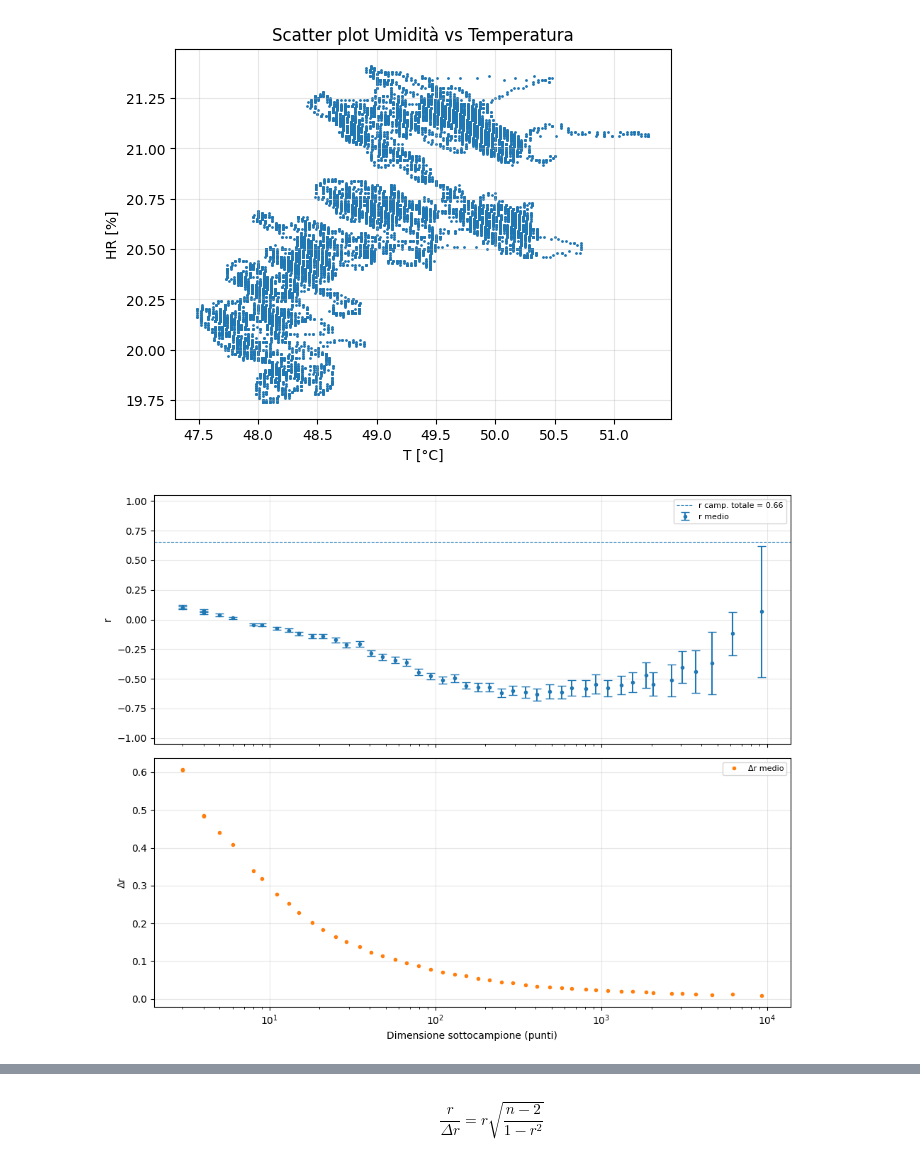
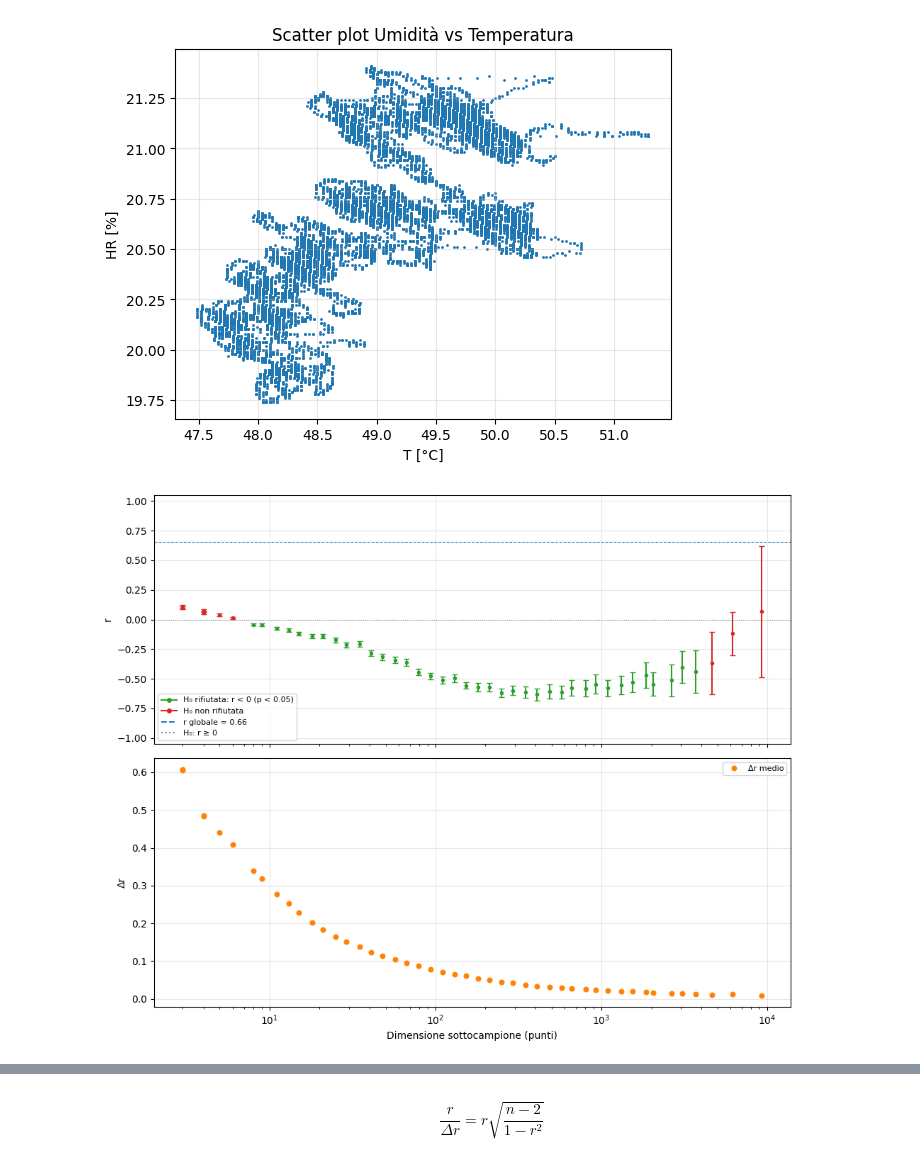
Before and after one commit to Dariomin/Lab4, a Jupyter notebook: plot_HRT.ipynb, the cells around one changed output, grey strips where cells are left out. Drawn from its saved outputs; the diff is of its cells as text; code cells hidden in the pictures.

```diff
--- a/plot_HRT.ipynb
+++ b/plot_HRT.ipynb
@@ -71,90 +73,132 @@ plt.show()
 # %% [output]
 [figure]
 # %%
+from scipy import stats
+
 # ── Sequenza equi-spaziata in scala log ──────────────────────────────
 N_POINTS = 50
 n_splits_list = np.unique(np.round(np.logspace(np.log10(2), np.log10(N // 3), N_POINTS)).astype(int)).tolist()
 
 # ── Calcolo r e Δr ───────────────────────────────────────────────────
 def pearson_r_and_error(x, y):
-    """Ritorna (r, Δr) oppure (nan, nan) se il chunk è degenere."""
     n = len(x)
     if n < 3:
         return np.nan, np.nan
-    # std == 0 → correlazione indefinita
     if np.std(x) == 0 or np.std(y) == 0:
         return np.nan, np.nan
     r = np.corrcoef(x, y)[0, 1]
     delta_r = np.sqrt((1 - r**2) / (n - 2))
     return r, delta_r
 
-r_mean_list  = []
-r_std_list   = []
-dr_mean_list = []
-chunk_sizes  = []
+r_mean_list   = []
+r_std_list    = []
+dr_mean_list  = []
+chunk_sizes   = []
 n_splits_used = []
+t_stat_list   = []
+t_crit_list   = []
+p_val_list    = []
+reject_list   = []
+
+ALPHA = 0.05
 
 for n_splits in n_splits_list:
     chunk = N // n_splits
-    if chunk < 3:          # sottocampioni troppo piccoli, salta
+    if chunk < 3:
         continue
 
     r_vals, dr_vals = [], []
     for i in range(n_splits):
         sl = slice(i * chunk, (i + 1) * chunk)
         r, dr = pearson_r_and_error(HR[sl], T[sl])
-        if np.isfinite(r):          # scarta solo i chunk degeneri
+        if np.isfinite(r):
             r_vals.append(r)
             dr_vals.append(dr)
 
-    if len(r_vals) < 2:             # serve almeno 2 chunk validi per la std
+    if len(r_vals) < 2:
         continue
 
-    r_mean_list.append(np.mean(r_vals))
-    r_std_list.append(np.std(r_vals, ddof=1)/np.sqrt(len(r_vals)))
+    r_mean = np.mean(r_vals)
+    r_sem  = np.std(r_vals, ddof=1) / np.sqrt(len(r_vals))
+
+    dof    = len(r_vals) - 1
+    t_stat = r_mean / r_sem if r_sem > 0 else np.nan
+
+    # test unilatero sinistro: H0: r >= 0,  H1: r < 0
+    t_crit = stats.t.ppf(ALPHA, df=dof)          # negativo, coda sinistra
+    p_val  = stats.t.cdf(t_stat, df=dof)          # P(T <= t_stat)
+    reject = bool(t_stat < t_crit)                # rifiuta H0 se t_stat < t_crit
+
+    r_mean_list.append(r_mean)
+    r_std_list.append(r_sem)
     dr_mean_list.append(np.nanmean(dr_vals))
     chunk_sizes.append(chunk)
     n_splits_used.append(n_splits)
+    t_stat_list.append(t_stat)
+    t_crit_list.append(t_crit)
+    p_val_list.append(p_val)
+    reject_list.append(reject)
 
 r_mean_list  = np.array(r_mean_list)
 r_std_list   = np.array(r_std_list)
 dr_mean_list = np.array(dr_mean_list)
 chunk_sizes  = np.array(chunk_sizes)
+t_stat_list  = np.array(t_stat_list)
+t_crit_list  = np.array(t_crit_list)
+p_val_list   = np.array(p_val_list)
 
 # ── Plot ─────────────────────────────────────────────────────────────
 r_global = np.corrcoef(HR, T)[0, 1]
 
 fig, (ax_r, ax_dr) = plt.subplots(2, 1, figsize=(10, 8), sharex=True)
 
-ax_r.errorbar(chunk_sizes, r_mean_list, yerr=r_std_list,
-              fmt='.', capsize=4, color='tab:blue', label='r medio')
+colors_r = ['tab:green' if rej else 'tab:red' for rej in reject_list]
+for i in range(len(chunk_sizes)):
+    ax_r.errorbar(chunk_sizes[i], r_mean_list[i], yerr=r_std_list[i],
+                  fmt='.', capsize=3, color=colors_r[i], markersize=6)
+
 ax_r.axhline(r_global, color='tab:blue', linestyle='--', linewidth=0.8,
              label=f'r camp. totale = {r_global:.2f}')
+ax_r.axhline(0, color='gray', linestyle=':', linewidth=0.8, label='H₀: r ≥ 0')
+
+from matplotlib.lines import Line2D
+legend_elements = [
+    Line2D([0], [0], marker='.', color='tab:green', markersize=8, label='H₀ rifiutata: r < 0 (p < 0.05)'),
+    Line2D([0], [0], marker='.', color='tab:red',   markersize=8, label='H₀ non rifiutata'),
+    Line2D([0], [0], color='tab:blue', linestyle='--', label=f'r globale = {r_global:.2f}'),
+    Line2D([0], [0], color='gray',     linestyle=':',  label='H₀: r ≥ 0'),
+]
+ax_r.legend(handles=legend_elements, fontsize=8)
 ax_r.set_ylabel('r')
 ax_r.set_ylim(-1.05, 1.05)
-ax_r.legend(fontsize=8)
 ax_r.grid(alpha=0.3)
 
-ax_dr.plot(chunk_sizes, dr_mean_list, '.', color='tab:orange', linestyle='None', label='Δr medio')
+ax_dr.plot(chunk_sizes, dr_mean_list, 'o', color='tab:orange',
+           markersize=5, markerfacecolor='tab:orange', markeredgecolor='darkorange',
+           markeredgewidth=0.8, label='Δr medio')
 ax_dr.set_ylabel('Δr')
 ax_dr.set_xlabel('Dimensione sottocampione (punti)')
 ax_dr.legend(fontsize=8)
 ax_dr.grid(alpha=0.3)
 
 ax_r.set_xscale('log')
 ax_dr.set_xscale('log')
 
 plt.tight_layout()
 plt.show()
 
 # ── Riepilogo ────────────────────────────────────────────────────────
 results = pd.DataFrame({
-    'n_splits' : n_splits_used,
+    'n_splits'  : n_splits_used,
     'chunk_size': chunk_sizes,
-    'r_medio'  : r_mean_list,
-    'std(r)'   : r_std_list,
-    'Δr_medio' : dr_mean_list
+    'r_medio'   : r_mean_list,
+    'SEM(r)'    : r_std_list,
+    'Δr_medio'  : dr_mean_list,
+    't_stat'    : t_stat_list,
+    't_crit'    : t_crit_list,       # negativo: coda sinistra
+    'p_value'   : p_val_list,
+    'H0_rifiut' : reject_list        # True → r < 0 con α=0.05
 })
 print(results.to_string(index=False))
 # %% [output]
-[figure, old version]
+[figure, new version]
```
Also changed, not shown: parts of 5 cells of this notebook.
